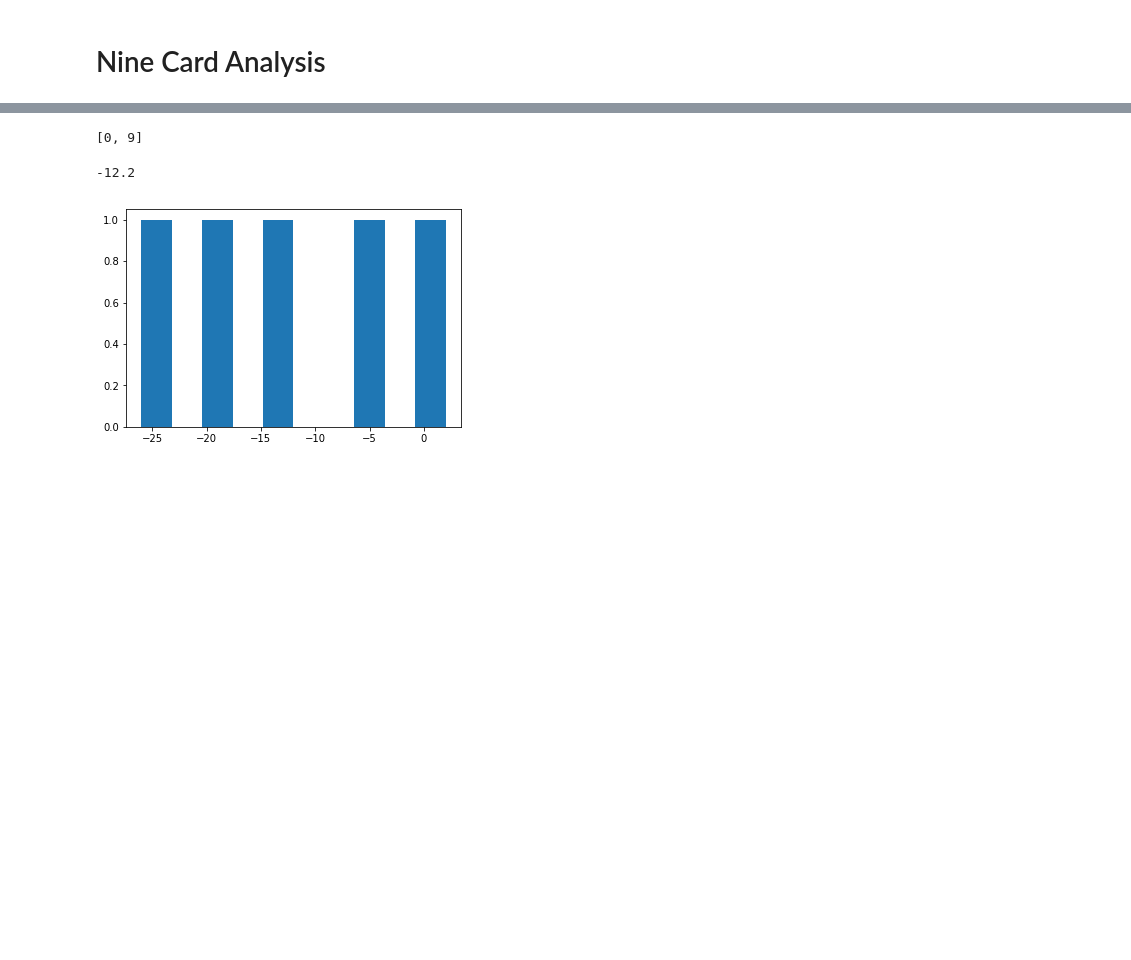
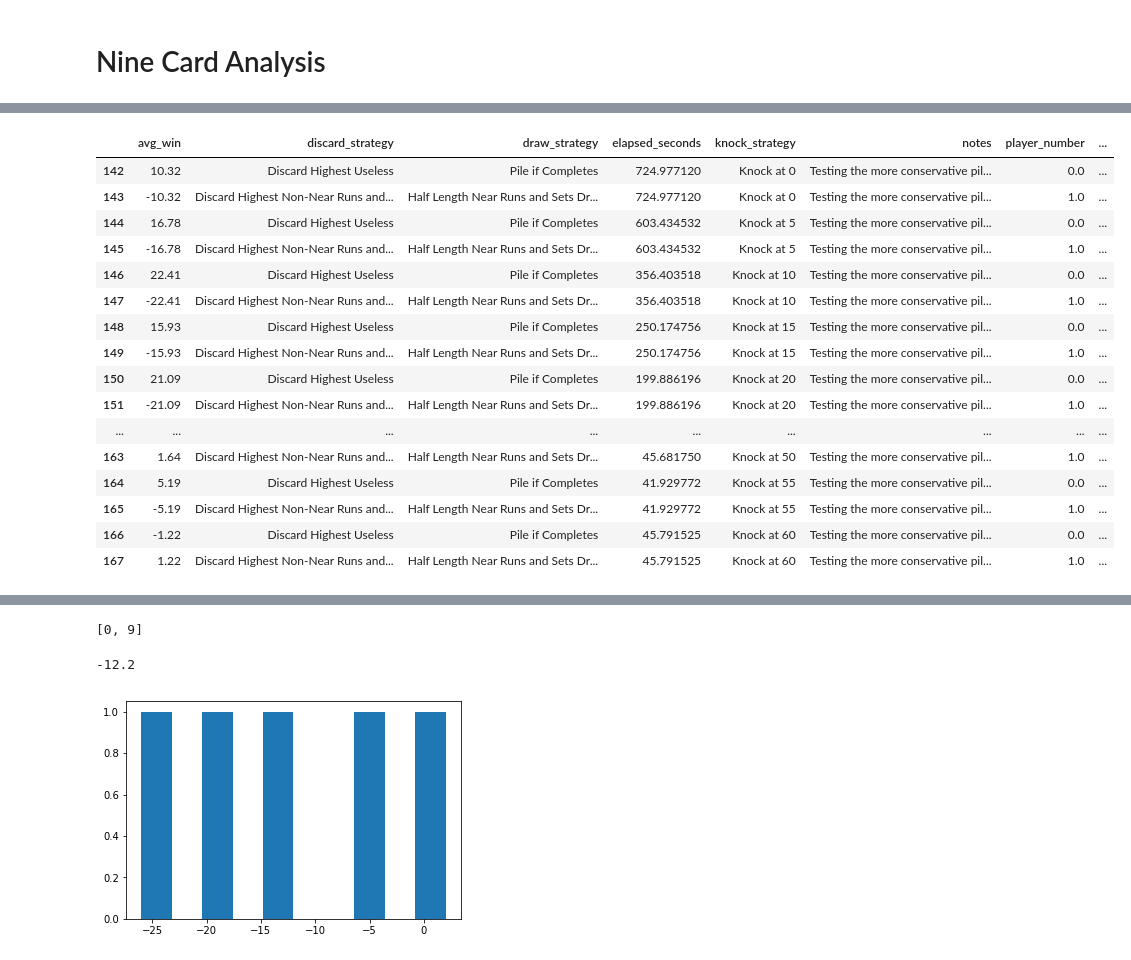
Before and after one commit to bmjoseph/NineCard, a Jupyter notebook: Analysis.ipynb, the cells around one changed output, grey strips where cells are left out. Cells and saved outputs as stored; diff of their text form; code cells hidden in the pictures; blank space fills up the shorter version.

```diff
--- a/Analysis.ipynb
+++ b/Analysis.ipynb
@@ -92,0 +119,21 @@ pd.read_csv("data/results.csv")
+# %%
+risky_vs_conserative = some_results[some_results['notes'] == "Testing the more conservative pile and discard strategy vs the more aggressive near runs/sets pile and discard strategy. Knock values will be same for both players"]
+risky_vs_conserative
+# %% [output]
+|  | avg_win | discard_strategy | draw_strategy | elapsed_seconds | knock_strategy | notes | player_number | ... |
+| 142 | 10.32 | Discard Highest Useless | Pile if Completes | 724.977120 | Knock at 0 | Testing the more conservative pil... | 0.0 | ... |
+| 143 | -10.32 | Discard Highest Non-Near Runs and... | Half Length Near Runs and Sets Dr... | 724.977120 | Knock at 0 | Testing the more conservative pil... | 1.0 | ... |
+| 144 | 16.78 | Discard Highest Useless | Pile if Completes | 603.434532 | Knock at 5 | Testing the more conservative pil... | 0.0 | ... |
+| 145 | -16.78 | Discard Highest Non-Near Runs and... | Half Length Near Runs and Sets Dr... | 603.434532 | Knock at 5 | Testing the more conservative pil... | 1.0 | ... |
+| 146 | 22.41 | Discard Highest Useless | Pile if Completes | 356.403518 | Knock at 10 | Testing the more conservative pil... | 0.0 | ... |
+| 147 | -22.41 | Discard Highest Non-Near Runs and... | Half Length Near Runs and Sets Dr... | 356.403518 | Knock at 10 | Testing the more conservative pil... | 1.0 | ... |
+| 148 | 15.93 | Discard Highest Useless | Pile if Completes | 250.174756 | Knock at 15 | Testing the more conservative pil... | 0.0 | ... |
+| 149 | -15.93 | Discard Highest Non-Near Runs and... | Half Length Near Runs and Sets Dr... | 250.174756 | Knock at 15 | Testing the more conservative pil... | 1.0 | ... |
+| 150 | 21.09 | Discard Highest Useless | Pile if Completes | 199.886196 | Knock at 20 | Testing the more conservative pil... | 0.0 | ... |
+| 151 | -21.09 | Discard Highest Non-Near Runs and... | Half Length Near Runs and Sets Dr... | 199.886196 | Knock at 20 | Testing the more conservative pil... | 1.0 | ... |
+| ... | ... | ... | ... | ... | ... | ... | ... | ... |
+| 163 | 1.64 | Discard Highest Non-Near Runs and... | Half Length Near Runs and Sets Dr... | 45.681750 | Knock at 50 | Testing the more conservative pil... | 1.0 | ... |
+| 164 | 5.19 | Discard Highest Useless | Pile if Completes | 41.929772 | Knock at 55 | Testing the more conservative pil... | 0.0 | ... |
+| 165 | -5.19 | Discard Highest Non-Near Runs and... | Half Length Near Runs and Sets Dr... | 41.929772 | Knock at 55 | Testing the more conservative pil... | 1.0 | ... |
+| 166 | -1.22 | Discard Highest Useless | Pile if Completes | 45.791525 | Knock at 60 | Testing the more conservative pil... | 0.0 | ... |
+| 167 | 1.22 | Discard Highest Non-Near Runs and... | Half Length Near Runs and Sets Dr... | 45.791525 | Knock at 60 | Testing the more conservative pil... | 1.0 | ... |
```
Also changed, not shown: parts of 9 cells of this notebook, 2 other files.
